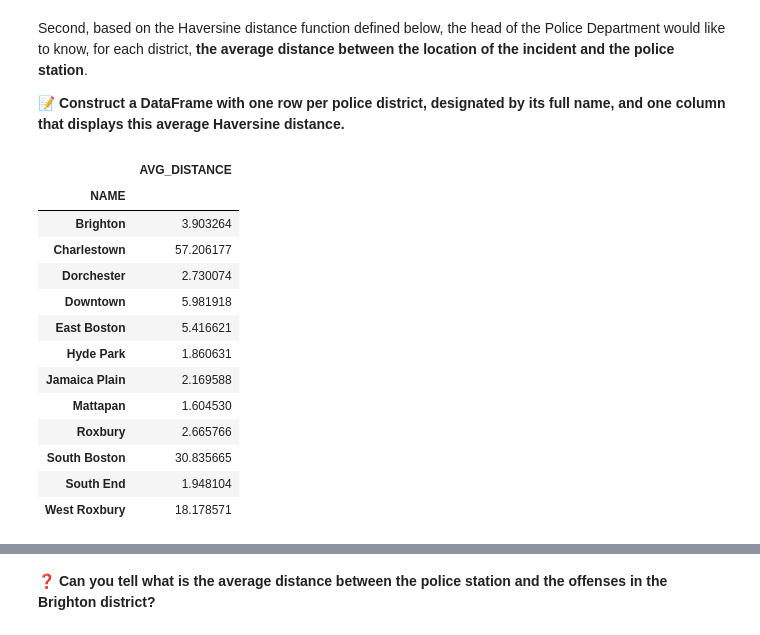
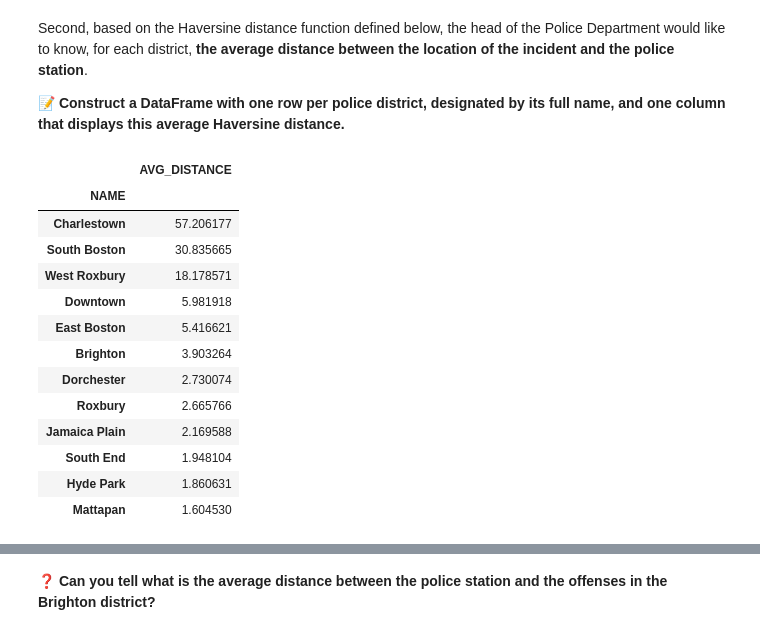
Before and after one commit to alexisgourdol/data-certification-exam, a Jupyter notebook: decision_science/boston_crimes.ipynb, the cells around one changed output, grey strips where cells are left out. Saved outputs shown, nothing was run; the diff lists cells and outputs as text; code cells hidden in the pictures.

```diff
--- a/decision_science/boston_crimes.ipynb
+++ b/decision_science/boston_crimes.ipynb
@@ -532,20 +532,20 @@ def haversine_distance(lon1, lat1, lon2, lat2):
 # %%
 distance_df = data.copy()
 distance_df['AVG_DISTANCE'] = distance_df[['LAT', 'LONG', 'LAT_POLICE_STATION', 'LONG_POLICE_STATION']].apply(lambda x: haversine_distance(*x), axis=1)
-distance_df = distance_df.groupby(['NAME']).mean()[['AVG_DISTANCE']]
+distance_df = distance_df.groupby(['NAME']).mean()[['AVG_DISTANCE']].sort_values(by='AVG_DISTANCE', ascending=False)
 distance_df
 # %% [output]
 |  | AVG_DISTANCE |
 | NAME |  |
-| Brighton | 3.903264 |
 | Charlestown | 57.206177 |
-| Dorchester | 2.730074 |
+| South Boston | 30.835665 |
+| West Roxbury | 18.178571 |
 | Downtown | 5.981918 |
 | East Boston | 5.416621 |
+| Brighton | 3.903264 |
+| Dorchester | 2.730074 |
+| Roxbury | 2.665766 |
+| Jamaica Plain | 2.169588 |
+| South End | 1.948104 |
 | Hyde Park | 1.860631 |
-| Jamaica Plain | 2.169588 |
 | Mattapan | 1.604530 |
-| Roxbury | 2.665766 |
-| South Boston | 30.835665 |
-| South End | 1.948104 |
-| West Roxbury | 18.178571 |
```
Also changed, not shown: parts of 2 cells of this notebook, 4 other files.
